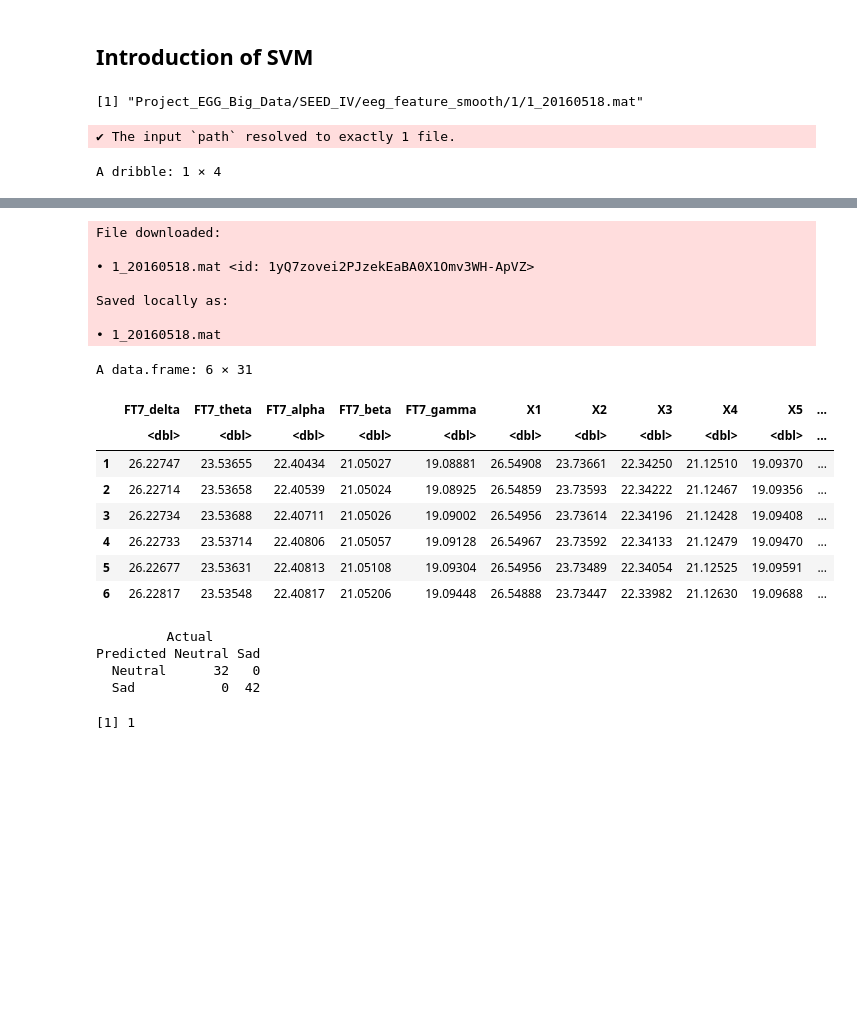
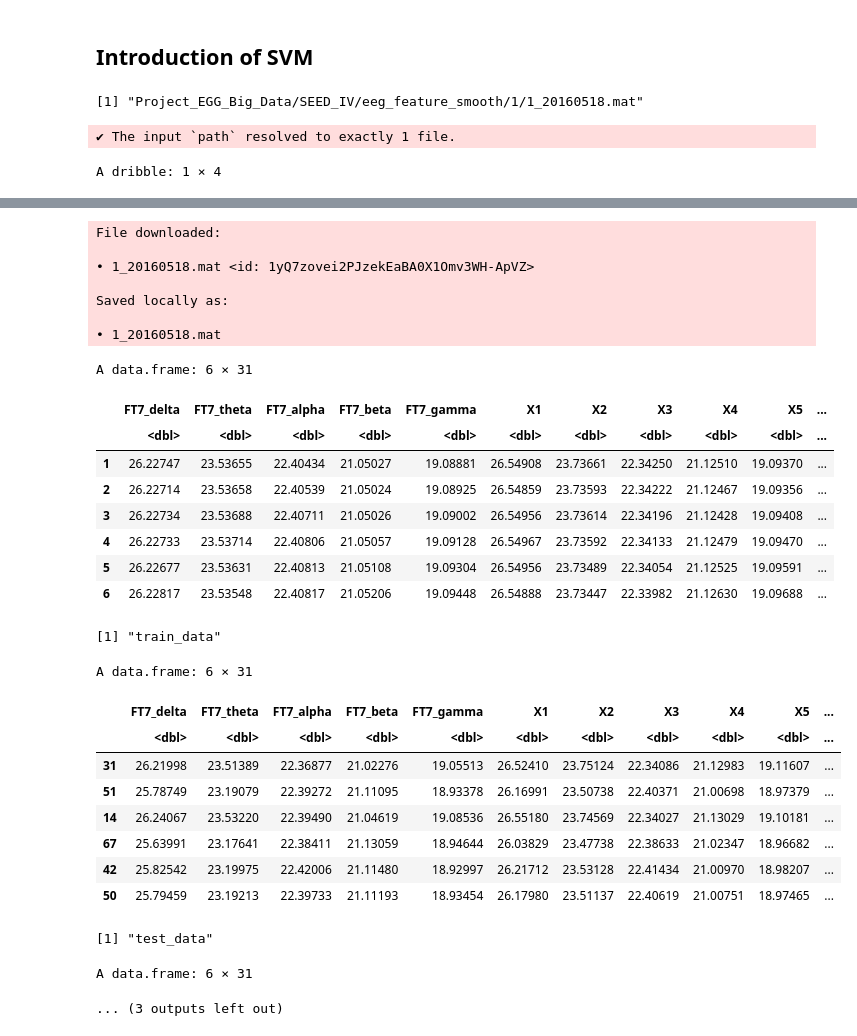
Before and after one commit to nieyangfei/EGG_Big_Data, a Jupyter notebook: EEG_Big_Data_Project.ipynb, the cells around one changed output, grey strips where cells are left out. Saved outputs shown, nothing was run; the diff lists cells and outputs as text; code cells hidden in the pictures; blank space fills up the shorter version.

```diff
--- a/EEG_Big_Data_Project.ipynb
+++ b/EEG_Big_Data_Project.ipynb
@@ -182,6 +200,10 @@ Saved locally as:
 ## Small size SVM test
 
 ## Declaration
+session1_label <- c(1,2,3,0,2,0,0,1,0,1,2,1,1,1,2,3,2,2,3,3,0,3,0,3)
+session2_label <- c(2,1,3,0,0,2,0,2,3,3,2,3,2,0,1,1,2,1,0,3,0,1,3,1)
+session3_label <- c(1,2,2,1,3,3,3,1,1,2,1,0,2,3,3,0,2,3,0,0,2,0,1,0);
+
 FT7_order <- 15L
 FT8_order <- 23L
 T7_order <- 24L
@@ -240,40 +262,64 @@ egg_data <- data.frame(
 
 head(egg_data)
 
+set.seed(123)
+
+# Get number of rows
+n <- nrow(egg_data)
+# Random sample of 80% row indices
+train_index <- sample(1:n, size = 0.8 * n)
+# Split data
+train_data <- egg_data[train_index, ]
+test_data  <- egg_data[-train_index, ]
+
+print("train_data")
+head(train_data)
+print("test_data")
+head(test_data)
+
+
 # Train SVM
-svm_model <- svm(emotion ~ ., data = egg_data, kernel = "radial")
-pred <- predict(svm_model, newdata = egg_data)
+svm_model <- svm(emotion ~ ., data = train_data, kernel = "radial")
+pred <- predict(svm_model, newdata = test_data)
 
 # Confusion matrix
-table(Predicted = pred, Actual = egg_data$emotion)
+table(Predicted = pred, Actual = test_data$emotion)
 
 # Simple accuracy
-mean(pred == egg_data$emotion)
+mean(pred == test_data$emotion)
 # %% [output]
 [1] "Project_EGG_Big_Data/SEED_IV/eeg_feature_smooth/1/1_20160518.mat"
 ✔ The input `path` resolved to exactly 1 file.
 A dribble: 1 × 4
 | name | path | id | drive_resource | NA | NA | NA | NA | NA | NA | NA | ... |
 | <chr> | <chr> | <drv_id> | <list> | ... |
 | 1_20160518.mat | ~/Project_EGG_Big_Data/SEED_IV/ee... | 1yQ7zovei2PJzekEaBA0X1Omv3WH-ApVZ | 1r64a1aynHlpqQyhkNh6w1dYVUVQOmpUv | yangfei nie | drive#user | TRUE | 14809535534033574514 | nieyangfeigo@gmail.com | https://lh3.googleusercontent.com... | yangfei nie | ... |
 File downloaded:
 
 • 1_20160518.mat <id: 1yQ7zovei2PJzekEaBA0X1Omv3WH-ApVZ>
 
 Saved locally as:
 
 • 1_20160518.mat
 A data.frame: 6 × 31
 |  | FT7_delta | FT7_theta | FT7_alpha | FT7_beta | FT7_gamma | X1 | X2 | X3 | X4 | X5 | ... |
 |  | <dbl> | <dbl> | <dbl> | <dbl> | <dbl> | <dbl> | <dbl> | <dbl> | <dbl> | <dbl> | ... |
 | 1 | 26.22747 | 23.53655 | 22.40434 | 21.05027 | 19.08881 | 26.54908 | 23.73661 | 22.34250 | 21.12510 | 19.09370 | ... |
 | 2 | 26.22714 | 23.53658 | 22.40539 | 21.05024 | 19.08925 | 26.54859 | 23.73593 | 22.34222 | 21.12467 | 19.09356 | ... |
 | 3 | 26.22734 | 23.53688 | 22.40711 | 21.05026 | 19.09002 | 26.54956 | 23.73614 | 22.34196 | 21.12428 | 19.09408 | ... |
 | 4 | 26.22733 | 23.53714 | 22.40806 | 21.05057 | 19.09128 | 26.54967 | 23.73592 | 22.34133 | 21.12479 | 19.09470 | ... |
 | 5 | 26.22677 | 23.53631 | 22.40813 | 21.05108 | 19.09304 | 26.54956 | 23.73489 | 22.34054 | 21.12525 | 19.09591 | ... |
 | 6 | 26.22817 | 23.53548 | 22.40817 | 21.05206 | 19.09448 | 26.54888 | 23.73447 | 22.33982 | 21.12630 | 19.09688 | ... |
-         Actual
-Predicted Neutral Sad
-  Neutral      32   0
-  Sad           0  42
+[1] "train_data"
-[1] 1
+A data.frame: 6 × 31
+|  | FT7_delta | FT7_theta | FT7_alpha | FT7_beta | FT7_gamma | X1 | X2 | X3 | X4 | X5 | ... |
+|  | <dbl> | <dbl> | <dbl> | <dbl> | <dbl> | <dbl> | <dbl> | <dbl> | <dbl> | <dbl> | ... |
+| 31 | 26.21998 | 23.51389 | 22.36877 | 21.02276 | 19.05513 | 26.52410 | 23.75124 | 22.34086 | 21.12983 | 19.11607 | ... |
+| 51 | 25.78749 | 23.19079 | 22.39272 | 21.11095 | 18.93378 | 26.16991 | 23.50738 | 22.40371 | 21.00698 | 18.97379 | ... |
+| 14 | 26.24067 | 23.53220 | 22.39490 | 21.04619 | 19.08536 | 26.55180 | 23.74569 | 22.34027 | 21.13029 | 19.10181 | ... |
+| 67 | 25.63991 | 23.17641 | 22.38411 | 21.13059 | 18.94644 | 26.03829 | 23.47738 | 22.38633 | 21.02347 | 18.96682 | ... |
+| 42 | 25.82542 | 23.19975 | 22.42006 | 21.11480 | 18.92997 | 26.21712 | 23.53128 | 22.41434 | 21.00970 | 18.98207 | ... |
+| 50 | 25.79459 | 23.19213 | 22.39733 | 21.11193 | 18.93454 | 26.17980 | 23.51137 | 22.40619 | 21.00751 | 18.97465 | ... |
+[1] "test_data"
+A data.frame: 6 × 31
+... (3 outputs left out)
```
Also changed, not shown: parts of 2 cells of this notebook.
